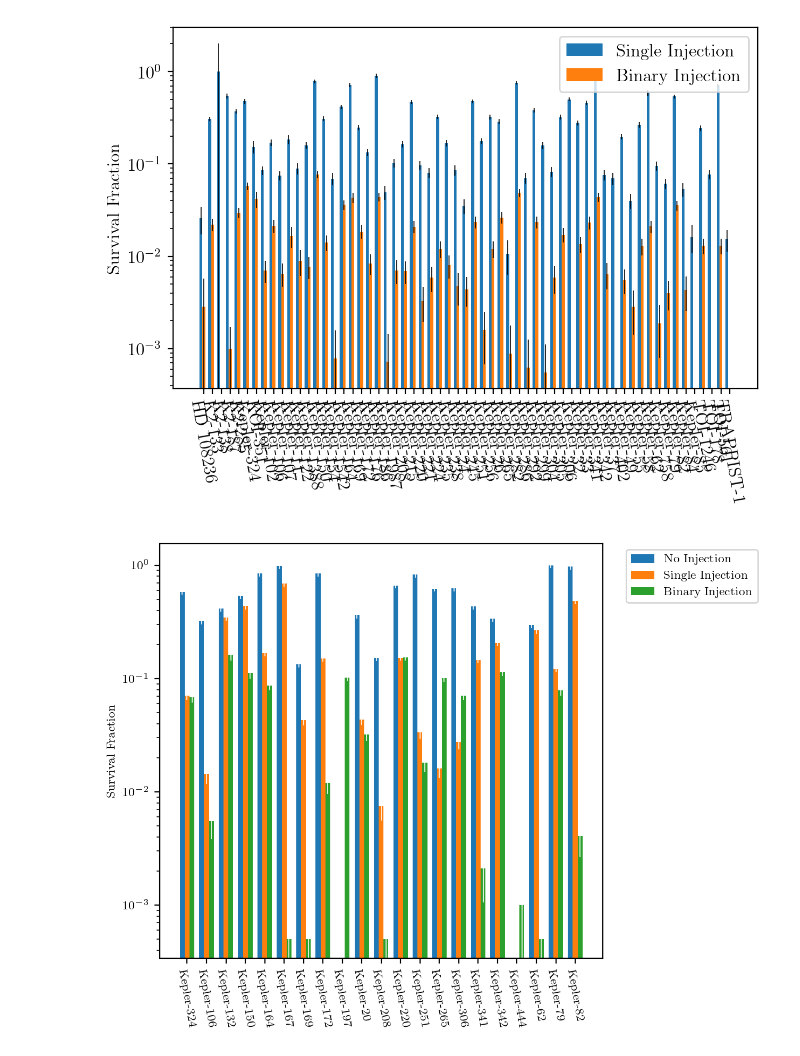
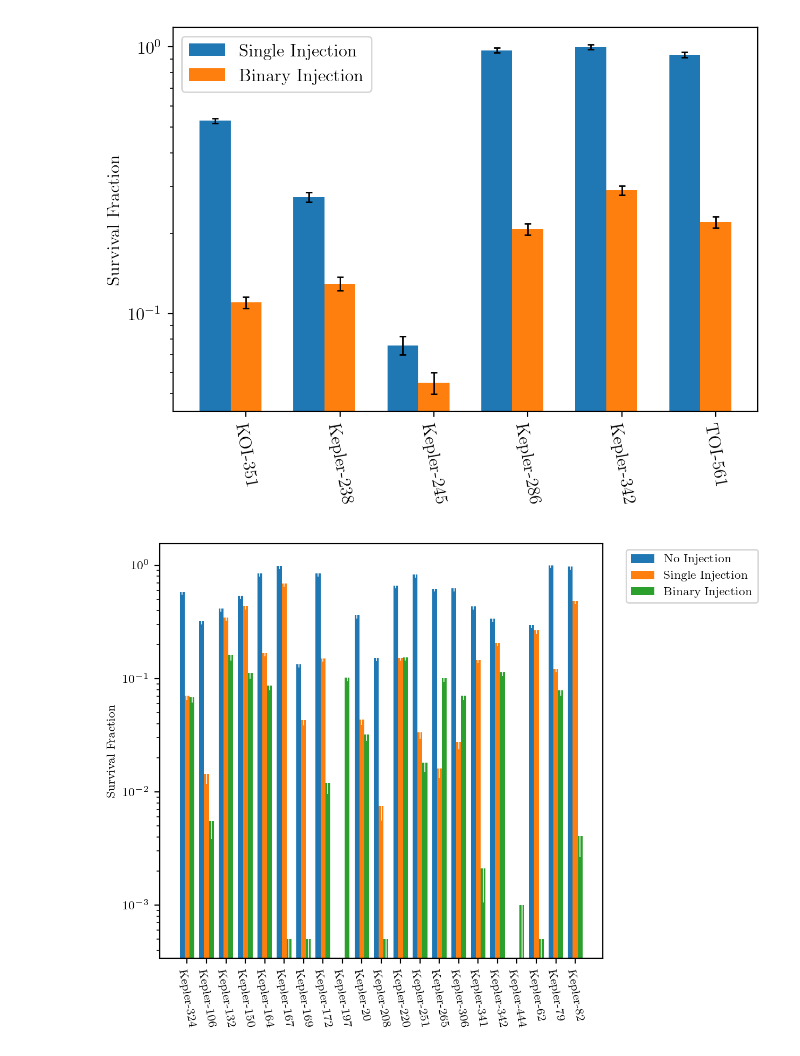
Before and after one commit to wcukier/binary_planets, a Jupyter notebook: scripts/survival_rates.ipynb, the cells around one changed output. Drawn from its saved outputs; the diff is of its cells as text; code cells hidden in the pictures.

```diff
--- a/scripts/survival_rates.ipynb
+++ b/scripts/survival_rates.ipynb
@@ -187,6 +194,22 @@ np.savez("results.npz", results)
 
 # with open("large_sample.json") as f:
 #     results = json.load(f)
+dirs = ["no_inj", "sin_inj", "bin_inj"]
 
-# # results = np.load("results.npz", allow_pickle=True)
-# # results = results[results.files[0]]
+run_systems = np.load("../data/compact_systems_run_composite.npy", allow_pickle=True)
+
+dirs = ["no_inj", "sin_inj", "bin_inj"]
+# dirs = ["bin_inj"]
+
+# dirs = ["detailed_no", "detailed_sing", "detailed_bin"]
+# dirs = ["binary_inj"]
+
+systems = [sys["name"] for sys in run_systems]
+
+results = np.load("results.npz", allow_pickle=True)
+results = np.atleast_1d(results[results.files[0]])[0]
+
+results_bin = np.load("results2.npz", allow_pickle=True)
+results_bin = np.atleast_1d(results_bin[results_bin.files[0]])[0]
+
+results["bin_inj"] = results_bin["bin_inj"]
@@ -335,3 +418,6 @@ plt.show()
+# %%
+def error_prop_div(A, B, A_err, B_err):
+    return A/B * np.sqrt(A_err**2/A**2 + B_err**2/B**2)
 # %%
 no_dir = dirs[0]
 single_dir = dirs[1]
@@ -339,41 +425,48 @@ binary_dir = dirs[2]
 
 cutoff = 0
 no_inj = np.array([results[no_dir][system]["survival_frac"] for system in systems])
 single_inj = np.array([results[single_dir][system]["survival_frac"] for system in systems])
 binary_inj = np.array([results[binary_dir][system]["survival_frac"] for system in systems])
 
 
-no_inj_err = np.array([np.sqrt(results[no_dir][system]["n_survived"])/(float(results[no_dir][system]["n_act"])) for system in systems])
-single_inj_err = np.array([np.sqrt(results[single_dir][system]["n_survived"])/results[single_dir][system]["n_act"] for system in systems])
-binary_inj_err = np.array([np.sqrt(results[binary_dir][system]["n_survived"])/results[binary_dir][system]["n_act"] for system in systems])
+single_inj_error = np.array([error_prop_div(results[single_dir][system]["n_survived"] / results[single_dir][system]["n_act"],
+                                            results[no_dir][system]["n_survived"]/ results[no_dir][system]["n_act"],
+                                            np.sqrt(results[single_dir][system]["n_survived"]) / results[single_dir][system]["n_act"],
+                                            np.sqrt(results[no_dir][system]["n_survived"])/ results[no_dir][system]["n_act"]
+                                           ) for system in systems])
 
-mask = (binary_inj/(single_inj+1e-20) > 0.3) * single_inj > 0
-# mask = single_inj > 0
+binary_inj_error = np.array([error_prop_div(results[binary_dir][system]["n_survived"] / results[binary_dir][system]["n_act"],
+                                            results[no_dir][system]["n_survived"]/ results[no_dir][system]["n_act"],
+                                            np.sqrt(results[binary_dir][system]["n_survived"]) / results[binary_dir][system]["n_act"],
+                                            np.sqrt(results[no_dir][system]["n_survived"])/ results[no_dir][system]["n_act"]
+                                           ) for system in systems])
+mask = ((binary_inj/(single_inj+1e-20) > .2) * single_inj > 0)
+# mask = binary_inj > .1
 
 systems=np.array(systems)
 width = 0.33
 # width = 0.7
 xs = np.arange(len(no_inj[mask]))
 plt.plot(figsize=(30,10))
 # plt.bar(xs, no_inj[mask], width=width, label="No Injection")
 # plt.errorbar(xs, no_inj[mask], no_inj_err[mask], c="black", fmt=".", lw=0.6, markersize=0)
 
 plt.bar(xs, single_inj[mask]/no_inj[mask], width=width, label="Single Injection")
-plt.errorbar(xs, single_inj[mask]/no_inj[mask], single_inj_err[mask]/no_inj[mask], c="black", fmt=".", lw=0.6, markersize=0)
+plt.errorbar(xs, single_inj[mask]/no_inj[mask], single_inj_err[mask], c="black", fmt=".", lw=1, markersize=0, capsize=2)
 
 plt.bar(xs+width, binary_inj[mask]/no_inj[mask], width=width, label="Binary Injection")
-plt.errorbar(xs+width, binary_inj[mask]/no_inj[mask], binary_inj_err[mask]/no_inj[mask], c="black", fmt=".", lw=0.6, markersize=0)
+plt.errorbar(xs+width, binary_inj[mask]/no_inj[mask], binary_inj_err[mask], c="black", fmt=".", lw=1, markersize=0, capsize=2)
 
 plt.xticks(xs+width, systems[mask], rotation=(-80))
 plt.ylabel("Survival Fraction")
 # plt.legend(bbox_to_anchor=(1.04, 1), loc="upper left")
 plt.legend()
 plt.yscale("log")
 plt.tight_layout()
 plt.savefig("../figs/survival_frac.png", transparent=True)
 plt.show()
 # %% [output]
-[figure, old version]
+[figure, new version]
 # %%
 no_dir = dirs[0]
 single_dir = dirs[1]
```
Also changed, not shown: parts of 10 cells of this notebook, 14 other files.
